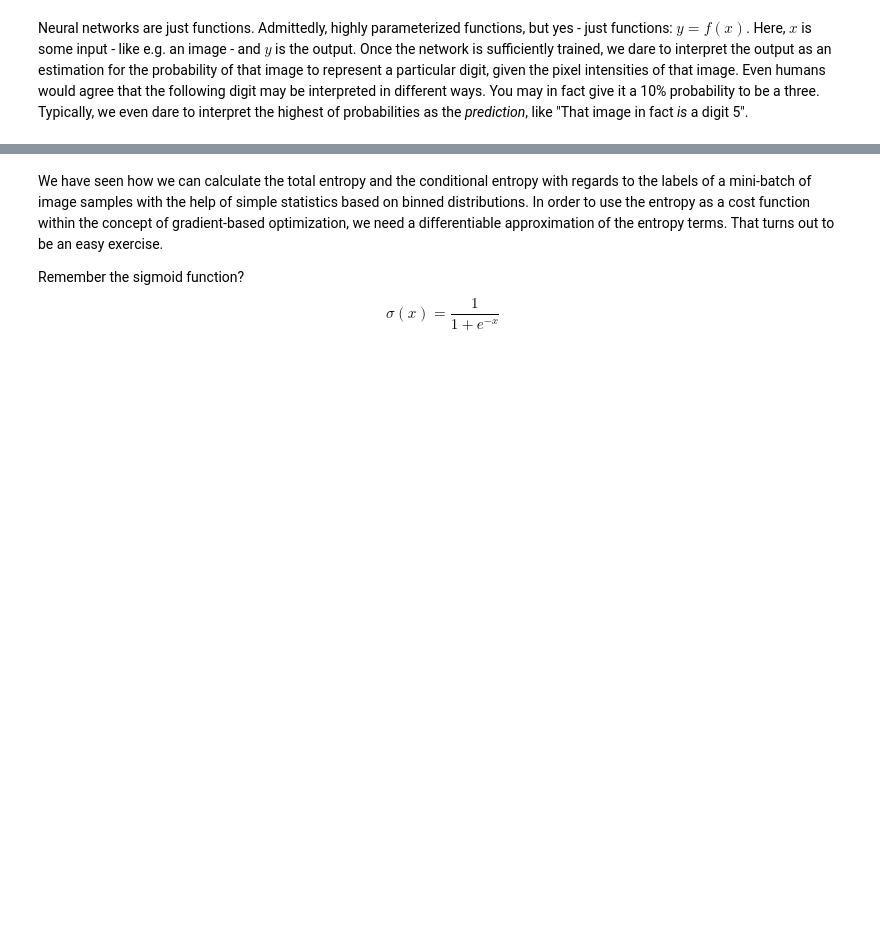
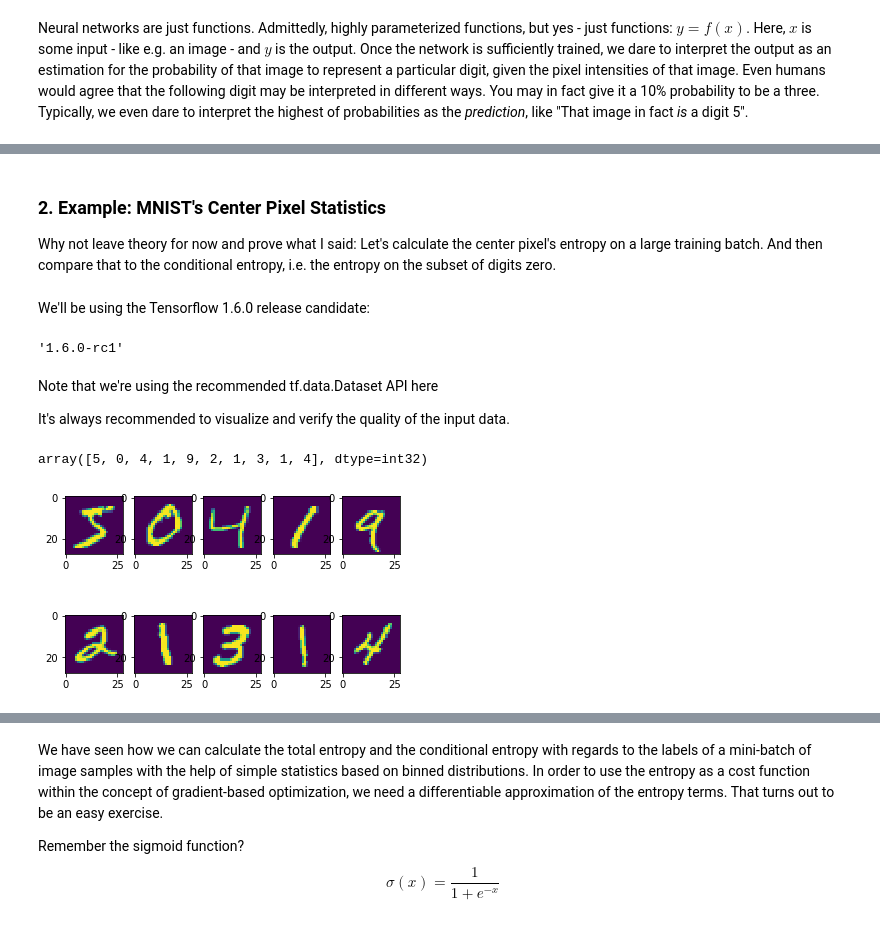
Before and after one commit to smurve/understanding-nn, a Jupyter notebook: Differentiable_Entropy-TF.ipynb, the cells around one changed output, grey strips where cells are left out. Drawn from its saved outputs; the diff is of its cells as text; code cells hidden in the pictures; blank space fills up the shorter version.

Commit message:
MNIST Center Pixel Stats

```diff
--- a/Differentiable_Entropy-TF.ipynb
+++ b/Differentiable_Entropy-TF.ipynb
@@ -43,0 +44,13 @@ $ I(X;Y) := \sum_{x \in \mathcal{X}} \sum_{y\in \mathcal{Y}} p(x,y)log(\frac{p(x
+# %% [markdown]
+### 2. Example: MNIST's Center Pixel Statistics
+Why not leave theory for now and prove what I said: Let's calculate the center pixel's entropy on a large training batch. And then compare that to the conditional entropy, i.e. the entropy on the subset of digits zero.
+# %% [markdown]
+We'll be using the Tensorflow 1.6.0 release candidate:
+# %%
+import tensorflow as tf
+import numpy as np
+import matplotlib.pyplot as plt
+import dataset # Please have a look at dataset.py in this repo to understand how we get to the data
+tf.__version__
+# %% [output]
+'1.6.0-rc1'
@@ -43,0 +59,21 @@ $ I(X;Y) := \sum_{x \in \mathcal{X}} \sum_{y\in \mathcal{Y}} p(x,y)log(\frac{p(x
+# %% [markdown]
+Note that we're using the recommended tf.data.Dataset API here
+
+It's always recommended to visualize and verify the quality of the input data.
+# %%
+FLAGS=lambda: None
+FLAGS.data_dir='data/digits'
+
+training_set = dataset.training_dataset(FLAGS.data_dir)
+samples = training_set.batch(10).make_one_shot_iterator().get_next()
+samples = sess.run(samples)
+f, arr = plt.subplots(2,5)
+for row in (0, 1):
+    for col in range(5):
+        i = 5 * row + col
+        img = samples[0][i].reshape([28,28])
+        arr[row, col].imshow(img)
+samples[1][:10]
+# %% [output]
+array([5, 0, 4, 1, 9, 2, 1, 3, 1, 4], dtype=int32)
+[figure, added]
```
Also changed, not shown: parts of 42 cells of this notebook.
